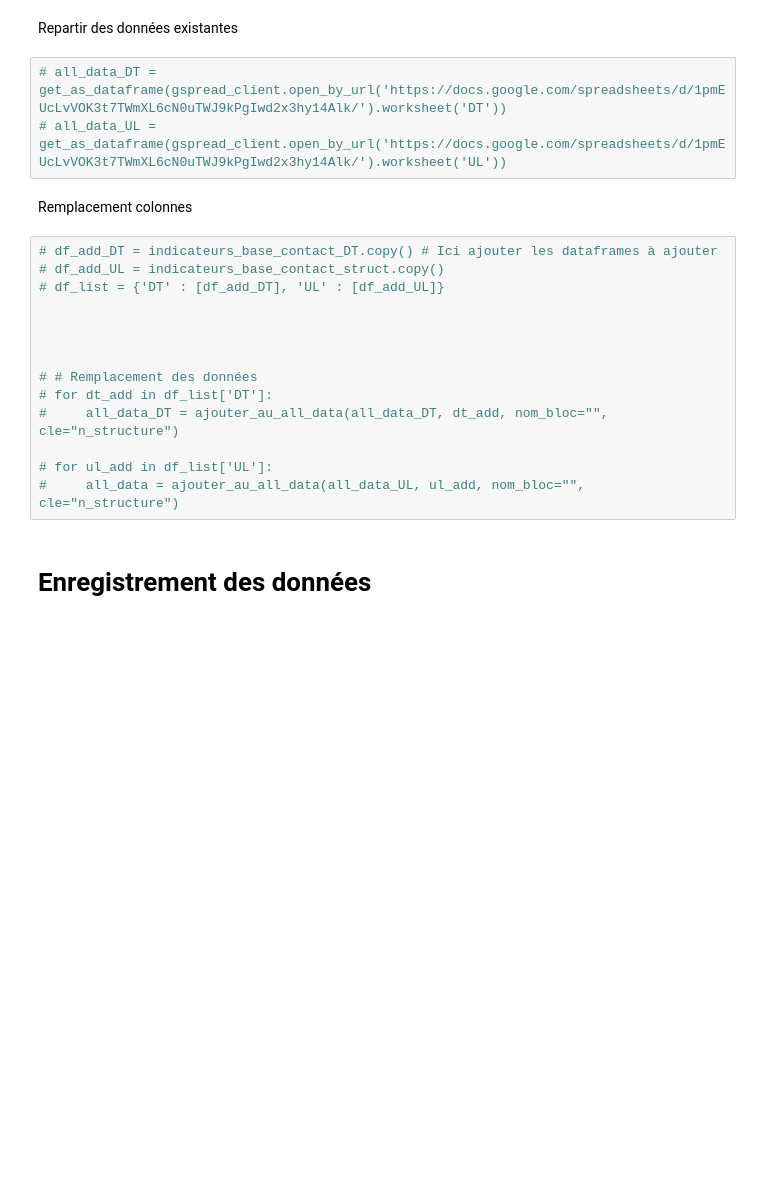
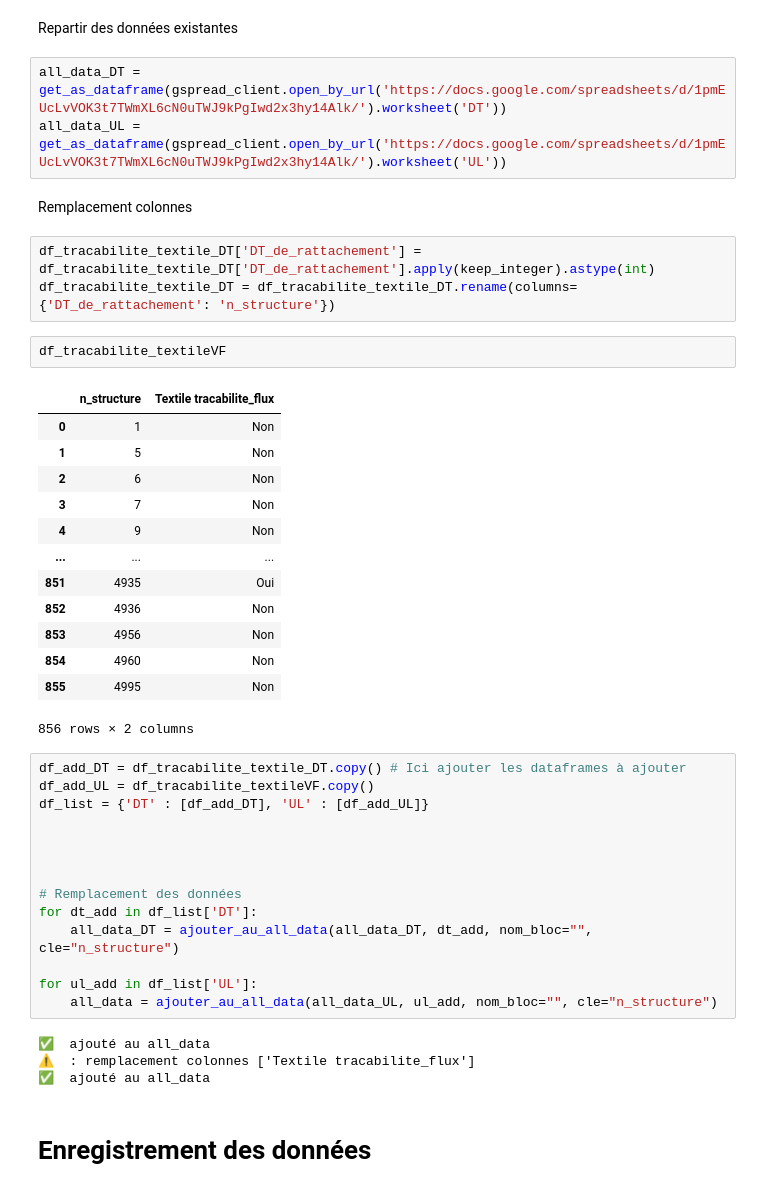
Before and after one commit to Croix-rouge-test/Code-PAT, a Jupyter notebook: main_pipeline.ipynb, the cells around one changed output. Saved outputs shown, nothing was run; the diff lists cells and outputs as text; blank space fills up the shorter version.

```diff
--- a/main_pipeline.ipynb
+++ b/main_pipeline.ipynb
@@ -505,24 +570,47 @@ all_data_DT
 # %% [markdown]
 Repartir des données existantes
 # %%
-# all_data_DT = get_as_dataframe(gspread_client.open_by_url('https://docs.google.com/spreadsheets/d/1pmEUcLvVOK3t7TWmXL6cN0uTWJ9kPgIwd2x3hy14Alk/').worksheet('DT'))
-# all_data_UL = get_as_dataframe(gspread_client.open_by_url('https://docs.google.com/spreadsheets/d/1pmEUcLvVOK3t7TWmXL6cN0uTWJ9kPgIwd2x3hy14Alk/').worksheet('UL'))
+all_data_DT = get_as_dataframe(gspread_client.open_by_url('https://docs.google.com/spreadsheets/d/1pmEUcLvVOK3t7TWmXL6cN0uTWJ9kPgIwd2x3hy14Alk/').worksheet('DT'))
+all_data_UL = get_as_dataframe(gspread_client.open_by_url('https://docs.google.com/spreadsheets/d/1pmEUcLvVOK3t7TWmXL6cN0uTWJ9kPgIwd2x3hy14Alk/').worksheet('UL'))
 # %% [markdown]
 Remplacement colonnes
+# %%
+df_tracabilite_textile_DT['DT_de_rattachement'] = df_tracabilite_textile_DT['DT_de_rattachement'].apply(keep_integer).astype(int)
+df_tracabilite_textile_DT = df_tracabilite_textile_DT.rename(columns={'DT_de_rattachement': 'n_structure'})
+# %%
+df_tracabilite_textileVF
+# %% [output]
+|  | n_structure | Textile tracabilite_flux |
+| 0 | 1 | Non |
+| 1 | 5 | Non |
+| 2 | 6 | Non |
+| 3 | 7 | Non |
+| 4 | 9 | Non |
+| ... | ... | ... |
+| 851 | 4935 | Oui |
+| 852 | 4936 | Non |
+| 853 | 4956 | Non |
+| 854 | 4960 | Non |
+| 855 | 4995 | Non |
+856 rows × 2 columns
 # %%
-# df_add_DT = indicateurs_base_contact_DT.copy() # Ici ajouter les dataframes à ajouter
-# df_add_UL = indicateurs_base_contact_struct.copy()
-# df_list = {'DT' : [df_add_DT], 'UL' : [df_add_UL]}
+df_add_DT = df_tracabilite_textile_DT.copy() # Ici ajouter les dataframes à ajouter
+df_add_UL = df_tracabilite_textileVF.copy()
+df_list = {'DT' : [df_add_DT], 'UL' : [df_add_UL]}
 
 
 
 
-# # Remplacement des données
-# for dt_add in df_list['DT']:
-#     all_data_DT = ajouter_au_all_data(all_data_DT, dt_add, nom_bloc="", cle="n_structure")
+# Remplacement des données
+for dt_add in df_list['DT']:
+    all_data_DT = ajouter_au_all_data(all_data_DT, dt_add, nom_bloc="", cle="n_structure")
 
-# for ul_add in df_list['UL']:
-#     all_data = ajouter_au_all_data(all_data_UL, ul_add, nom_bloc="", cle="n_structure")
+for ul_add in df_list['UL']:
+    all_data = ajouter_au_all_data(all_data_UL, ul_add, nom_bloc="", cle="n_structure")
+# %% [output]
+✅  ajouté au all_data
+⚠️  : remplacement colonnes ['Textile tracabilite_flux']
+✅  ajouté au all_data
 # %% [markdown]
 # Enregistrement des données
 # %%
```
Also changed, not shown: parts of 7 cells of this notebook, 1 other file.
